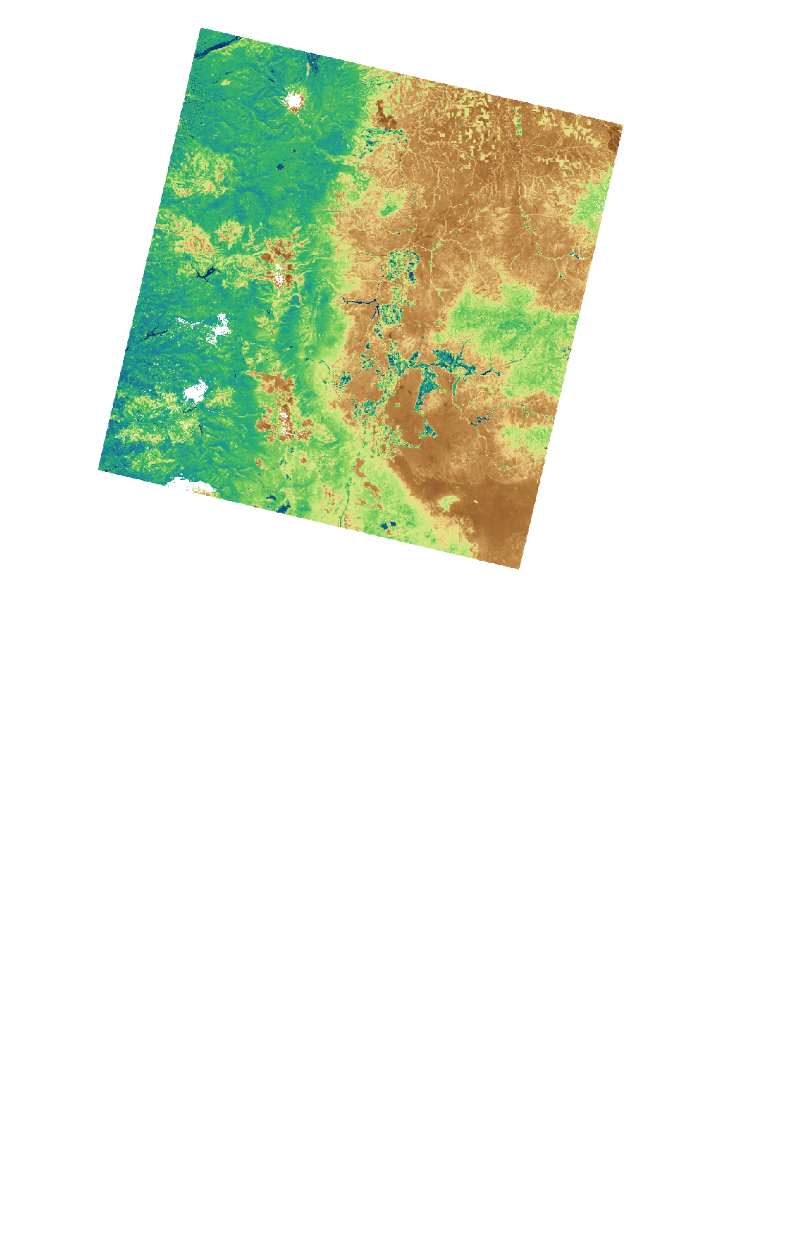
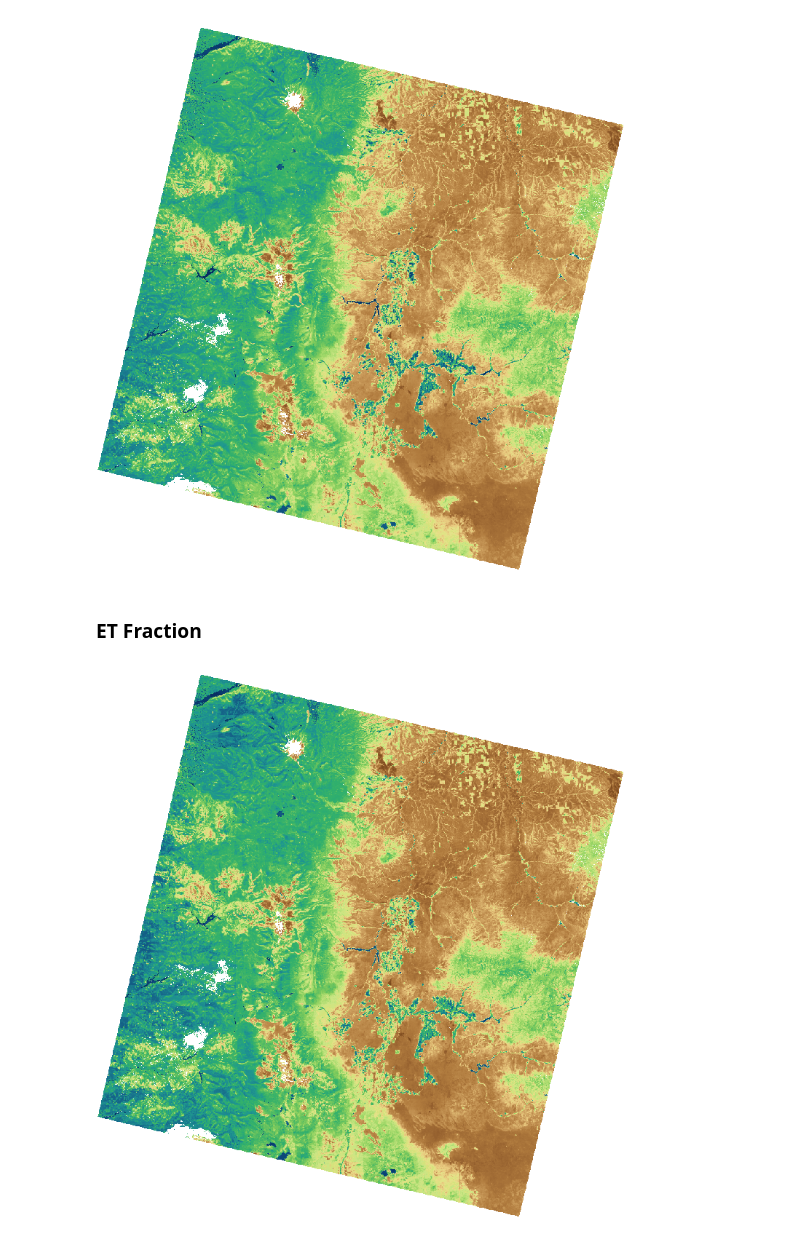
Before and after one commit to DRI-RAD/radet-beta, a Jupyter notebook: examples/radet_single_image.ipynb, the cells around one changed output. Cells and saved outputs as stored; diff of their text form; code cells hidden in the pictures; blank space fills up the shorter version.

```diff
--- a/examples/radet_single_image.ipynb
+++ b/examples/radet_single_image.ipynb
@@ -76,12 +74,12 @@ Image(image_url, embed=True, format='png')
 ### Run model
 # %%
 # Build the RADET object from the Landsat image
+# Set the et_reference parameters in order to compute ET fraction or reference ET
 model_obj = model.Image.from_landsat_c2_sr(
     landsat_img,
-    meteorology_source_daily='IDAHO_EPSCOR/GRIDMET',
+    meteorology_source='IDAHO_EPSCOR/GRIDMET',
     et_reference_source='IDAHO_EPSCOR/GRIDMET',
-    # et_reference_source='projects/openet/assets/meteorology/era5land/na/daily',
-    et_reference_band='etr',
+    et_reference_band='eto',
     et_reference_resample='bilinear',
 )
 # %% [markdown]
@@ -111,3 +109,11 @@ image_url = model_obj.et\
 Image(image_url, embed=True, format='png')
 # %% [output]
 [figure]
+# %% [markdown]
+### ET Fraction
+# %%
+image_url = model_obj.et_fraction\
+    .getThumbURL({'min': 0.0, 'max': 1.2, 'palette': et_palette, 'region': landsat_region, 'dimensions': image_size})
+Image(image_url, embed=True, format='png')
+# %% [output]
+[figure, added]
```
Also changed, not shown: parts of 3 cells of this notebook, 3 other files.
